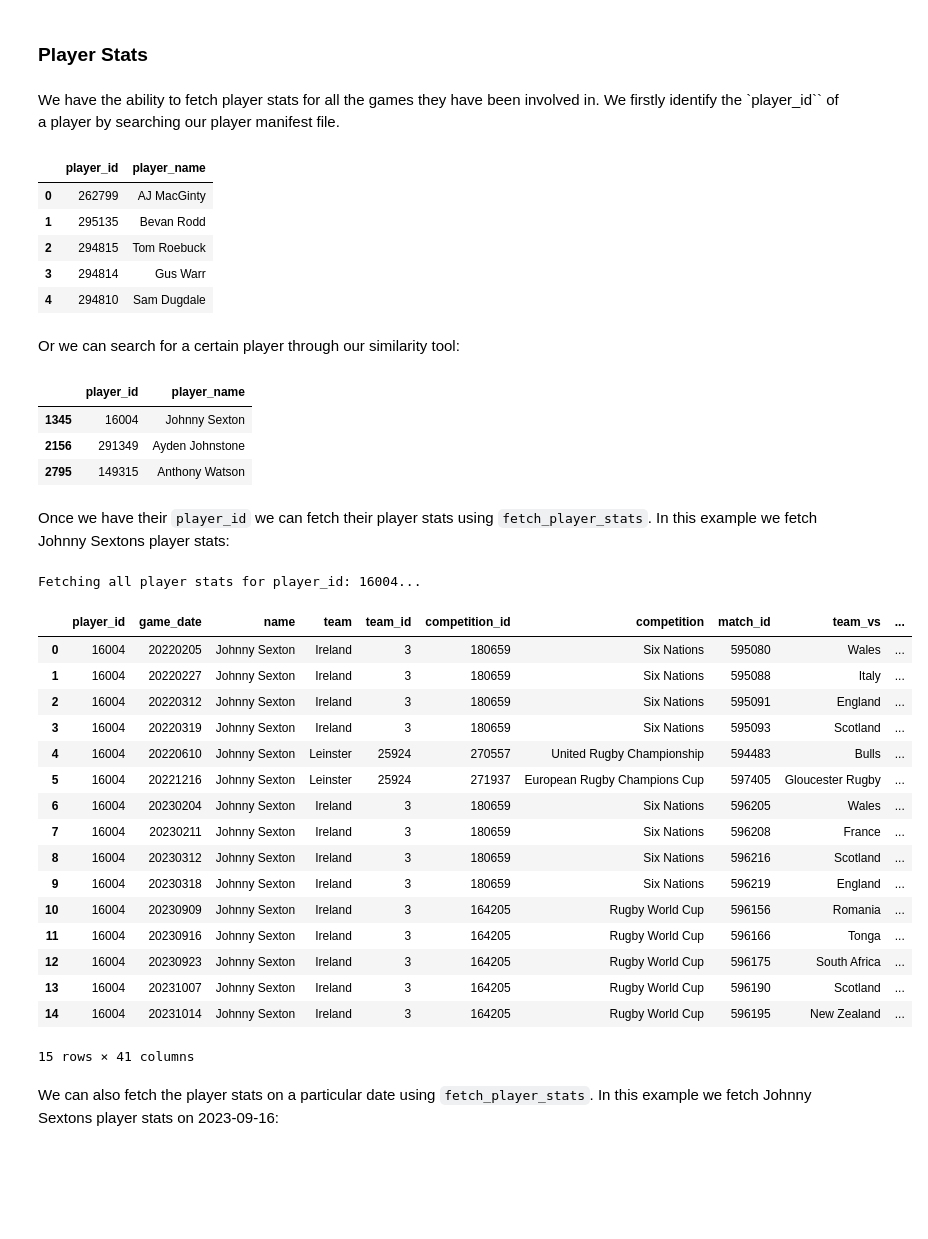
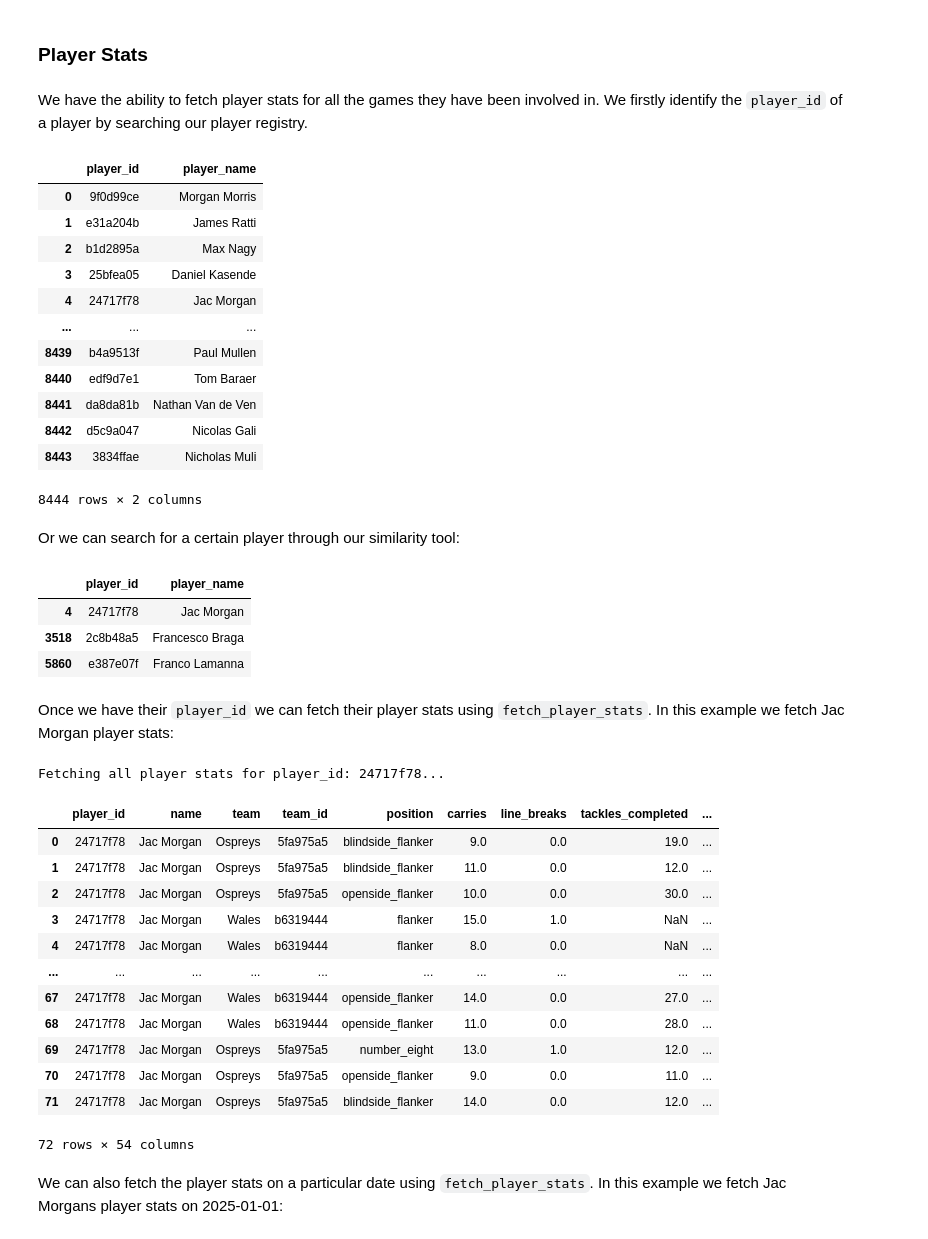
Before and after one commit to seanyboi/rugbypy, a Jupyter notebook: nbs/index.ipynb, the cells around one changed output. Drawn from its saved outputs; the diff is of its cells as text; code cells hidden in the pictures; blank space fills up the shorter version.

Commit message:
v3.0.0 of rugbypy

```diff
--- a/nbs/index.ipynb
+++ b/nbs/index.ipynb
@@ -89,55 +145,58 @@ Fetching team stats for team_id: 25901 on date: 20230108...
 # %% [markdown]
 ### Player Stats
 # %% [markdown]
-We have the ability to fetch player stats for all the games they have been involved in. We firstly identify the `player_id`` of a player by searching our player manifest file.
+We have the ability to fetch player stats for all the games they have been involved in. We firstly identify the `player_id` of a player by searching our player registry.
 # %%
 from rugbypy.player import *
-player_manifest = fetch_all_players()
-player_manifest.head()
+players = fetch_all_players()
+players
 # %% [output]
 |  | player_id | player_name |
-| 0 | 262799 | AJ MacGinty |
-| 1 | 295135 | Bevan Rodd |
-| 2 | 294815 | Tom Roebuck |
-| 3 | 294814 | Gus Warr |
-| 4 | 294810 | Sam Dugdale |
+| 0 | 9f0d99ce | Morgan Morris |
+| 1 | e31a204b | James Ratti |
+| 2 | b1d2895a | Max Nagy |
+| 3 | 25bfea05 | Daniel Kasende |
+| 4 | 24717f78 | Jac Morgan |
+| ... | ... | ... |
+| 8439 | b4a9513f | Paul Mullen |
+| 8440 | edf9d7e1 | Tom Baraer |
+| 8441 | da8da81b | Nathan Van de Ven |
+| 8442 | d5c9a047 | Nicolas Gali |
+| 8443 | 3834ffae | Nicholas Muli |
+8444 rows × 2 columns
 # %% [markdown]
 Or we can search for a certain player through our similarity tool:
 # %%
 from rugbypy.player import *
-individual_player = fetch_player(name="johnny sexton")
+individual_player = fetch_player_id("jac morgan")
 individual_player
 # %% [output]
 |  | player_id | player_name |
-| 1345 | 16004 | Johnny Sexton |
-| 2156 | 291349 | Ayden Johnstone |
-| 2795 | 149315 | Anthony Watson |
+| 4 | 24717f78 | Jac Morgan |
+| 3518 | 2c8b48a5 | Francesco Braga |
+| 5860 | e387e07f | Franco Lamanna |
 # %% [markdown]
-Once we have their `player_id` we can fetch their player stats using `fetch_player_stats`. In this example we fetch Johnny Sextons player stats:
+Once we have their `player_id` we can fetch their player stats using `fetch_player_stats`. In this example we fetch Jac Morgan player stats:
 # %%
 from rugbypy.player import *
-player_stats = fetch_player_stats(player_id="16004")
+player_stats = fetch_player_stats(player_id="24717f78")
 player_stats
 # %% [output]
-Fetching all player stats for player_id: 16004...
+Fetching all player stats for player_id: 24717f78...
-|  | player_id | game_date | name | team | team_id | competition_id | competition | match_id | team_vs | ... |
-| 0 | 16004 | 20220205 | Johnny Sexton | Ireland | 3 | 180659 | Six Nations | 595080 | Wales | ... |
-| 1 | 16004 | 20220227 | Johnny Sexton | Ireland | 3 | 180659 | Six Nations | 595088 | Italy | ... |
-| 2 | 16004 | 20220312 | Johnny Sexton | Ireland | 3 | 180659 | Six Nations | 595091 | England | ... |
-| 3 | 16004 | 20220319 | Johnny Sexton | Ireland | 3 | 180659 | Six Nations | 595093 | Scotland | ... |
-| 4 | 16004 | 20220610 | Johnny Sexton | Leinster | 25924 | 270557 | United Rugby Championship | 594483 | Bulls | ... |
-| 5 | 16004 | 20221216 | Johnny Sexton | Leinster | 25924 | 271937 | European Rugby Champions Cup | 597405 | Gloucester Rugby | ... |
-| 6 | 16004 | 20230204 | Johnny Sexton | Ireland | 3 | 180659 | Six Nations | 596205 | Wales | ... |
-| 7 | 16004 | 20230211 | Johnny Sexton | Ireland | 3 | 180659 | Six Nations | 596208 | France | ... |
-| 8 | 16004 | 20230312 | Johnny Sexton | Ireland | 3 | 180659 | Six Nations | 596216 | Scotland | ... |
-| 9 | 16004 | 20230318 | Johnny Sexton | Ireland | 3 | 180659 | Six Nations | 596219 | England | ... |
-| 10 | 16004 | 20230909 | Johnny Sexton | Ireland | 3 | 164205 | Rugby World Cup | 596156 | Romania | ... |
-| 11 | 16004 | 20230916 | Johnny Sexton | Ireland | 3 | 164205 | Rugby World Cup | 596166 | Tonga | ... |
-| 12 | 16004 | 20230923 | Johnny Sexton | Ireland | 3 | 164205 | Rugby World Cup | 596175 | South Africa | ... |
-| 13 | 16004 | 20231007 | Johnny Sexton | Ireland | 3 | 164205 | Rugby World Cup | 596190 | Scotland | ... |
-| 14 | 16004 | 20231014 | Johnny Sexton | Ireland | 3 | 164205 | Rugby World Cup | 596195 | New Zealand | ... |
+|  | player_id | name | team | team_id | position | carries | line_breaks | tackles_completed | ... |
+| 0 | 24717f78 | Jac Morgan | Ospreys | 5fa975a5 | blindside_flanker | 9.0 | 0.0 | 19.0 | ... |
+| 1 | 24717f78 | Jac Morgan | Ospreys | 5fa975a5 | blindside_flanker | 11.0 | 0.0 | 12.0 | ... |
+| 2 | 24717f78 | Jac Morgan | Ospreys | 5fa975a5 | openside_flanker | 10.0 | 0.0 | 30.0 | ... |
+| 3 | 24717f78 | Jac Morgan | Wales | b6319444 | flanker | 15.0 | 1.0 | NaN | ... |
+| 4 | 24717f78 | Jac Morgan | Wales | b6319444 | flanker | 8.0 | 0.0 | NaN | ... |
+| ... | ... | ... | ... | ... | ... | ... | ... | ... | ... |
+| 67 | 24717f78 | Jac Morgan | Wales | b6319444 | openside_flanker | 14.0 | 0.0 | 27.0 | ... |
+| 68 | 24717f78 | Jac Morgan | Wales | b6319444 | openside_flanker | 11.0 | 0.0 | 28.0 | ... |
+| 69 | 24717f78 | Jac Morgan | Ospreys | 5fa975a5 | number_eight | 13.0 | 1.0 | 12.0 | ... |
+| 70 | 24717f78 | Jac Morgan | Ospreys | 5fa975a5 | openside_flanker | 9.0 | 0.0 | 11.0 | ... |
+| 71 | 24717f78 | Jac Morgan | Ospreys | 5fa975a5 | blindside_flanker | 14.0 | 0.0 | 12.0 | ... |
-15 rows × 41 columns
+72 rows × 54 columns
 # %% [markdown]
-We can also fetch the player stats on a particular date using `fetch_player_stats`. In this example we fetch Johnny Sextons player stats on 2023-09-16:
+We can also fetch the player stats on a particular date using `fetch_player_stats`. In this example we fetch Jac Morgans player stats on 2025-01-01:
 # %%
 from rugbypy.player import *
```
Also changed, not shown: parts of 23 cells of this notebook, 19 other files.
